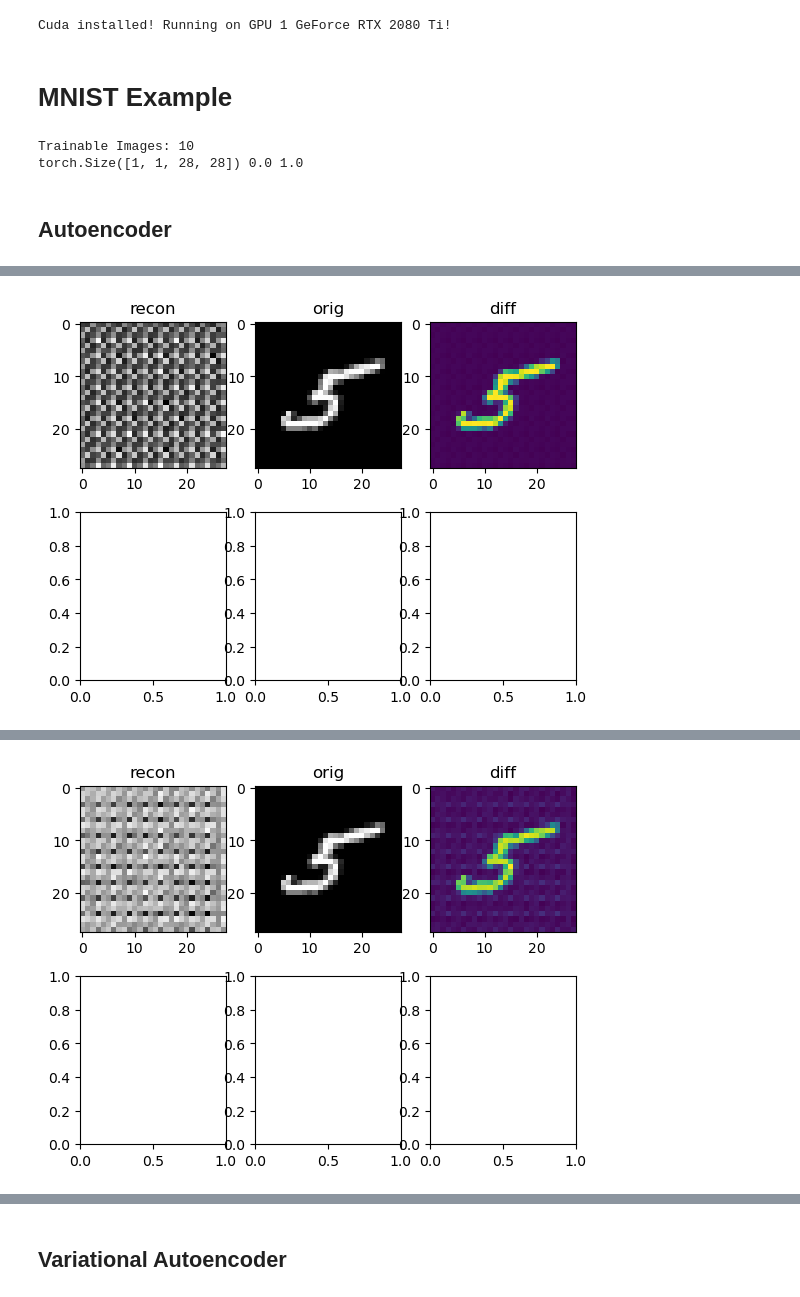
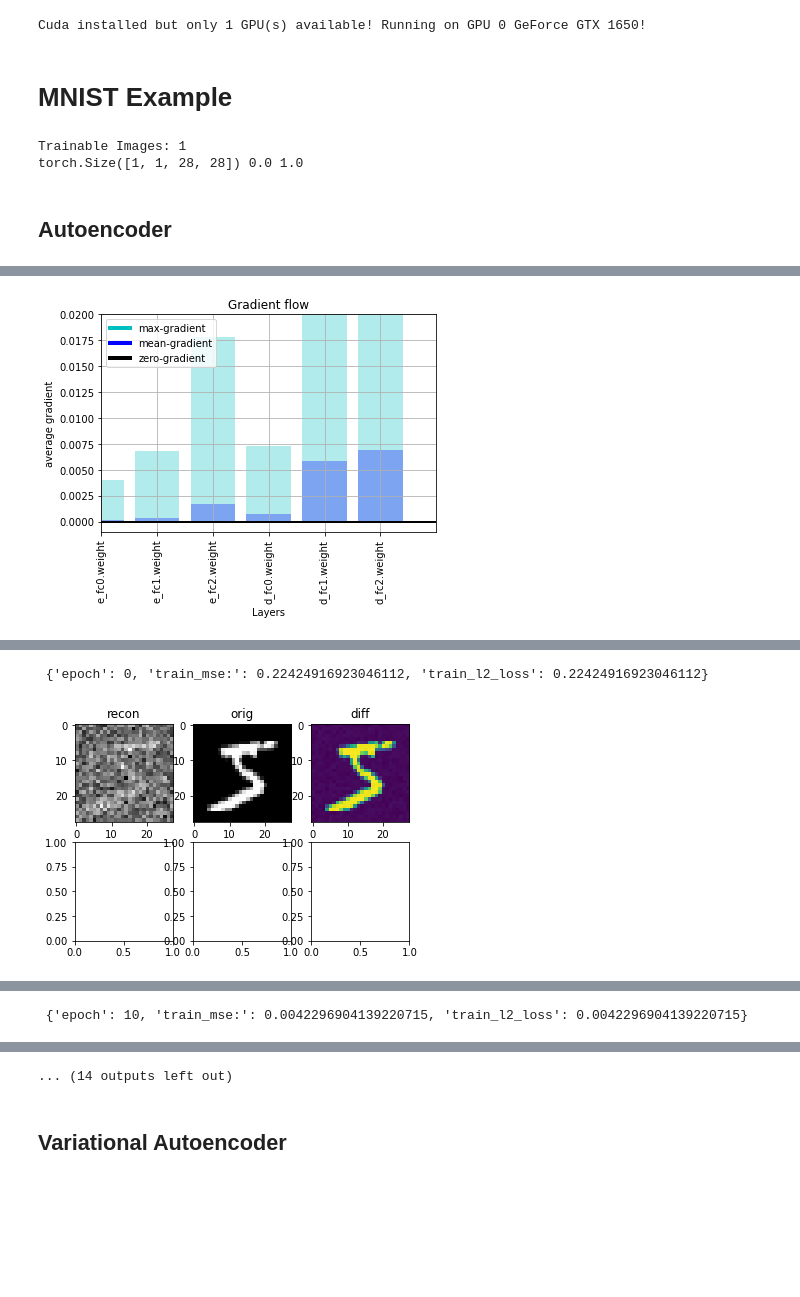
Before and after one commit to dpelacani/WienerLoss, a Jupyter notebook: train_mseloss.ipynb, the cells around one changed output, grey strips where cells are left out. Saved outputs shown, nothing was run; the diff lists cells and outputs as text; code cells hidden in the pictures; blank space fills up the shorter version.

```diff
--- a/train_mseloss.ipynb
+++ b/train_mseloss.ipynb
@@ -23,7 +24,7 @@ torch.autograd.set_detect_anomaly(True)
 
 # Set training static parameters and hyperparameters
 nepochs=50
-dims_latent = 10
+dims_latent = 16
 learning_rate=1e-3
 batch_size=32
 device=set_device("cuda", 1)
@@ -33,7 +34,7 @@ train_transform = Compose([
 ])
 train_size=0.001
 # %% [output]
-Cuda installed! Running on GPU 1 GeForce RTX 2080 Ti!
+Cuda installed but only 1 GPU(s) available! Running on GPU 0 GeForce GTX 1650!
 # %% [markdown]
 # MNIST Example
 # %%
@@ -43,31 +44,33 @@ shuffler = StratifiedShuffleSplit(n_splits=1, test_size=1-train_size, random_sta
 train_idx, valid_idx = [(train_idx, validation_idx) for train_idx, validation_idx in shuffler][0]
 
 X_train, y_train = ds.data[train_idx] / 255., ds.targets[train_idx]
-trainds = TensorDataset(X_train.unsqueeze(1).float(), y_train.float())
+trainds = TransformTensorDataset(X_train.unsqueeze(1).float(), y_train.float(), transform=train_transform)
 
 idx_5 = []
 for i in range(len(ds)):
     if ds[i][1] == 5:
         idx_5.append(i)
-        if len(idx_5) == 10:
+        if len(idx_5) == 1:
             break
 trainds = Subset(ds, idx_5)
 
 train_loader = DataLoader(trainds, batch_size=batch_size, shuffle=True, num_workers=4)
 
+
 X = trainds[0][0].unsqueeze(0).to(device) # a sample for check ups
 print("Trainable Images:", len(trainds))
 print(X.shape, X.min().item(), X.max().item())
 # %% [output]
-Trainable Images: 10
+Trainable Images: 1
 torch.Size([1, 1, 28, 28]) 0.0 1.0
 # %% [markdown]
 ## Autoencoder
 # %%
 %autoreload 2
 from networks import *
+
 # Model and optimisers
-model = ConvAE(dims_latent=dims_latent, nc=X.shape[1]).to(device)
+model = Autoencoder(dims_latent=dims_latent, nc=X.shape[1]).to(device)
 optimizer = torch.optim.Adam(model.parameters(), lr=learning_rate)
 
 # Input / Output test
@@ -80,17 +83,19 @@ l2loss = nn.MSELoss(reduction="sum")
 print("\n\nTraining started ...")
 with progressbar.ProgressBar(max_value=nepochs) as bar:
     for epoch in range(nepochs):
-        epoch_loss, _ = train_ae(model, train_loader, optimizer, l2loss, device=device)
+        epoch_loss = train_ae(model, train_loader, optimizer, l2loss, device=device)
+        epoch_mse = validate_ae(model, train_loader, nn.MSELoss(reduction="mean"), device=device)
         bar.update(epoch)
 
         # Metric logs and plots
-        log = {"epoch": epoch, "train_l2_loss":epoch_loss.item()}
+        log = {"epoch": epoch, "train_mse:": epoch_mse.item(), "train_l2_loss":epoch_mse.item()}
         if epoch % 10 == 0 or epoch==nepochs-1:
             # idx = random.randint(0, len(trainds))
             idx = -1
             X = trainds[idx][0].unsqueeze(0).to(device)
             recon = model(X)
 
+            plot_grad_flow(model.named_parameters())
             print("\n", log)
             fig, axs = plt.subplots(2,3)
             axs[0, 0].imshow(recon[0, 0].cpu().detach().numpy(), cmap="gray")
@@ -113 +117 @@ N/A% (0 of 50) |                         | Elapsed Time: 0:00:00 ETA:  --:--:--
-[figure, old version]
+[figure, new version]
@@ -116 +118,2 @@ N/A% (0 of 50) |                         | Elapsed Time: 0:00:00 ETA:  --:--:--
+ {'epoch': 0, 'train_mse:': 0.22424916923046112, 'train_l2_loss': 0.22424916923046112}
-[figure, old version]
+[figure, new version]
@@ -121,0 +122 @@ N/A% (0 of 50) |                         | Elapsed Time: 0:00:00 ETA:  --:--:--
+ {'epoch': 10, 'train_mse:': 0.0042296904139220715, 'train_l2_loss': 0.0042296904139220715}
@@ -130,3 +127,4 @@ N/A% (0 of 50) |                         | Elapsed Time: 0:00:00 ETA:  --:--:--
+... (14 outputs left out)
 # %% [markdown]
 ## Variational Autoencoder
 # %%
```
Also changed, not shown: parts of 7 cells of this notebook, 3 other files.
